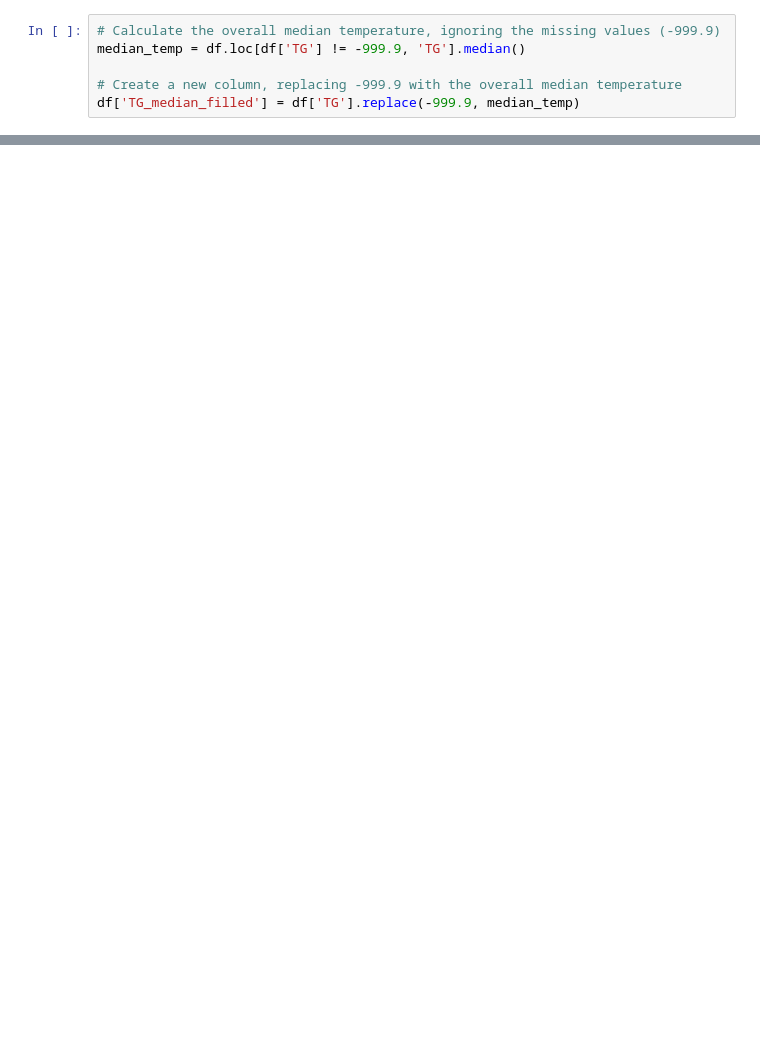
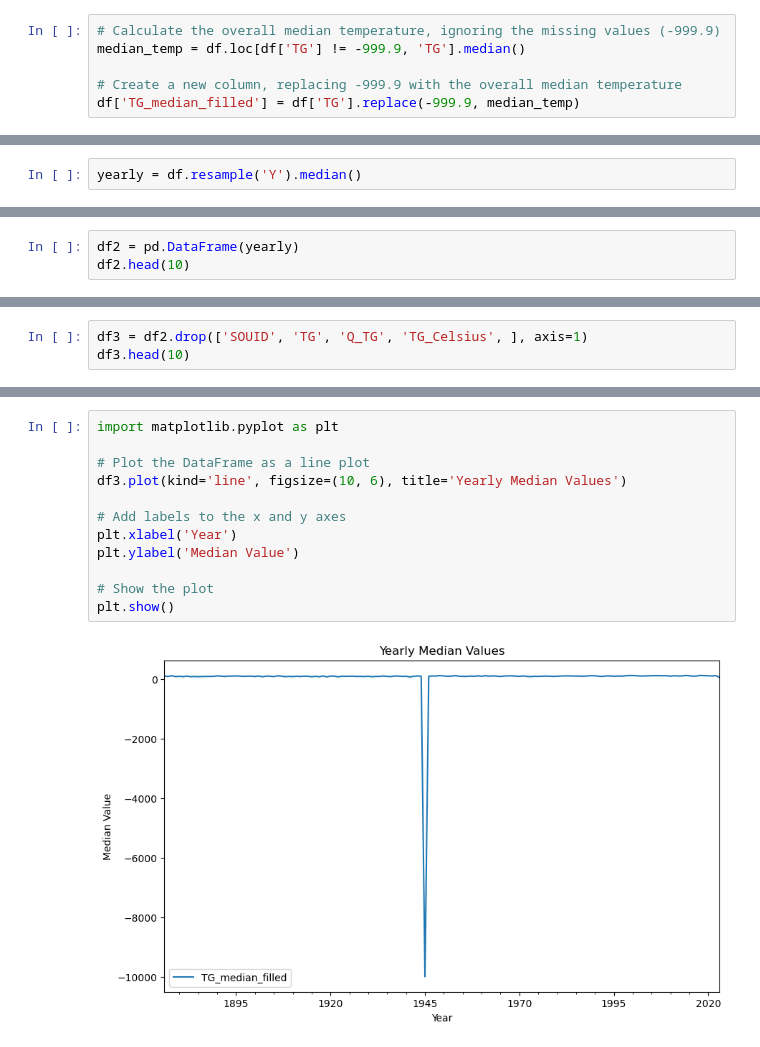
Before and after one commit to RocketDav1d/DataScience, a Jupyter notebook: Climate Stripes/ClimateStripes.ipynb, the cells around one changed output, grey strips where cells are left out. Drawn from its saved outputs; the diff is of its cells as text; blank space fills up the shorter version.

```diff
--- a/Climate Stripes/ClimateStripes.ipynb
+++ b/Climate Stripes/ClimateStripes.ipynb
@@ -99,0 +188,2 @@ NameError: name 'df' is not defined
+# %%
+yearly = df.resample('Y').median()
@@ -99,0 +205,3 @@ NameError: name 'df' is not defined
+# %%
+df2 = pd.DataFrame(yearly)
+df2.head(10)
@@ -99,0 +221,3 @@ NameError: name 'df' is not defined
+# %%
+df3 = df2.drop(['SOUID', 'TG', 'Q_TG', 'TG_Celsius', ], axis=1)
+df3.head(10)
@@ -99,0 +237,14 @@ NameError: name 'df' is not defined
+# %%
+import matplotlib.pyplot as plt
+
+# Plot the DataFrame as a line plot
+df3.plot(kind='line', figsize=(10, 6), title='Yearly Median Values')
+
+# Add labels to the x and y axes
+plt.xlabel('Year')
+plt.ylabel('Median Value')
+
+# Show the plot
+plt.show()
+# %% [output]
+[figure, added]
```
Also changed, not shown: parts of 16 cells of this notebook, 6 other files.
